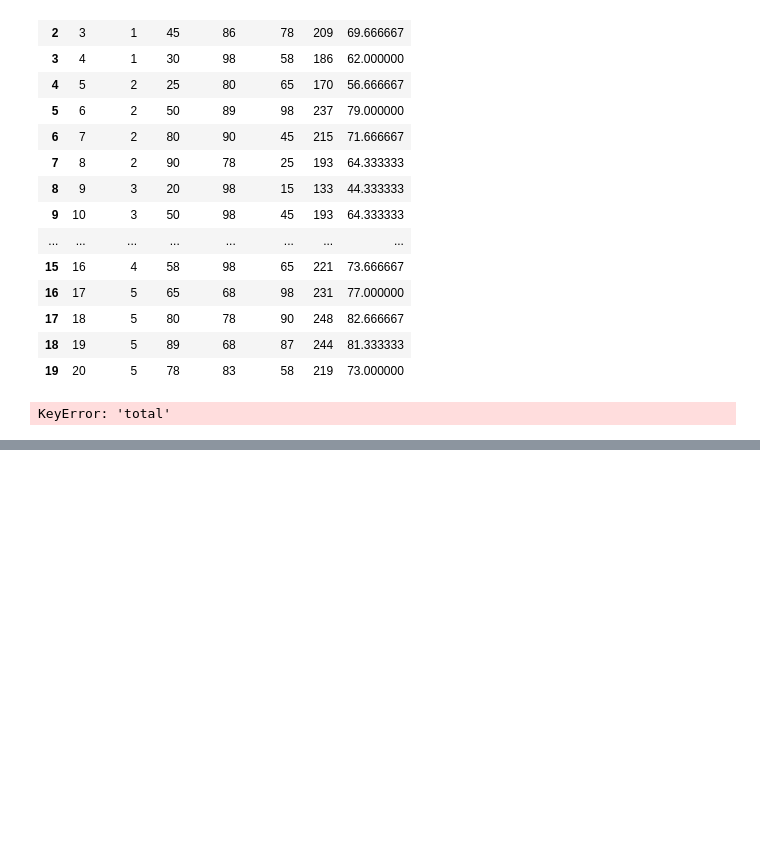
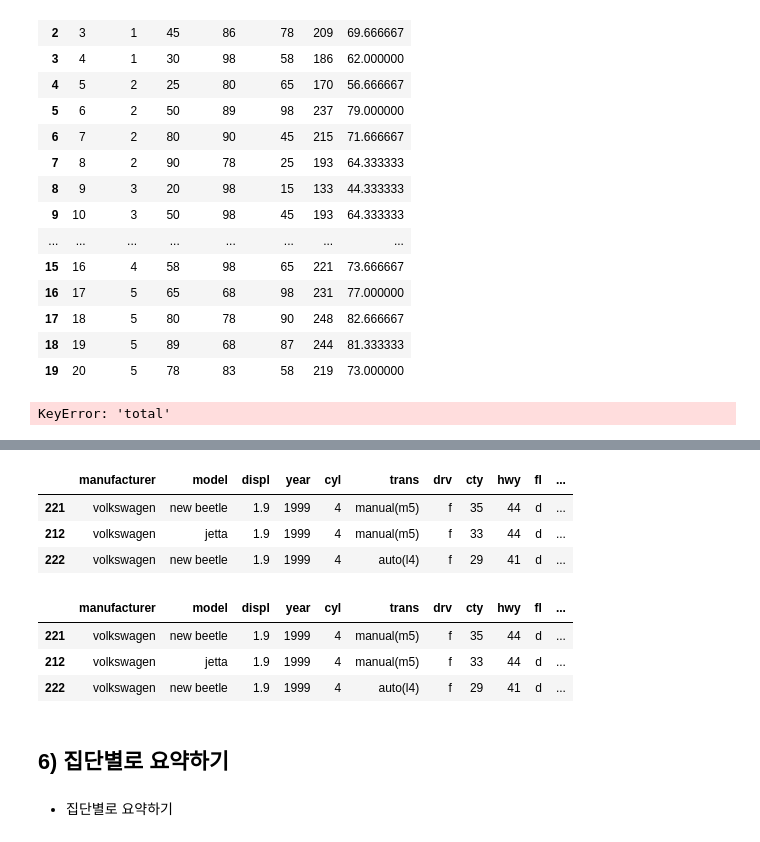
Before and after one commit to jungwoonAn/dataAnalysis, a Jupyter notebook: 04. Do It! 쉽게 배우는 파이썬 데이터 분석/exercise.ipynb, the cells around one changed output, grey strips where cells are left out. Drawn from its saved outputs; the diff is of its cells as text; code cells hidden in the pictures; blank space fills up the shorter version.

```diff
--- a/04. Do It! 쉽게 배우는 파이썬 데이터 분석/exercise.ipynb
+++ b/04. Do It! 쉽게 배우는 파이썬 데이터 분석/exercise.ipynb
@@ -1683,0 +1715,5 @@ KeyError: 'total'
+# %%
+# Q2. 앞에서 만든 '합산 연비 변수'를 2로 나눠 '평균 연비 변수'를 추가하세요.
+mpg_copy = mpg_copy.assign(total = mpg_copy['cty'] + mpg_copy['hwy'],
+                mean = lambda x: x['total']/2)
+mpg_copy.head()
@@ -1683,0 +1727,24 @@ KeyError: 'total'
+# %%
+# Q3. '평균 연비 변수'가 가장 높은 자동차 3종의 데이터를 출력하세요.
+mpg_copy.sort_values('mean', ascending=False).head(3)
+# %% [output]
+|  | manufacturer | model | displ | year | cyl | trans | drv | cty | hwy | fl | ... |
+| 221 | volkswagen | new beetle | 1.9 | 1999 | 4 | manual(m5) | f | 35 | 44 | d | ... |
+| 212 | volkswagen | jetta | 1.9 | 1999 | 4 | manual(m5) | f | 33 | 44 | d | ... |
+| 222 | volkswagen | new beetle | 1.9 | 1999 | 4 | auto(l4) | f | 29 | 41 | d | ... |
+# %%
+# Q4. 1~3번 문제를 해결할 수 있는 하나로 연결된 pandas 구문을 만들어 실행해 보세요.
+# 데이터는 복사본 대신 mpg 원본을 이용하세요.
+mpg_copy.assign(total = mpg_copy['cty'] + mpg_copy['hwy'],
+                mean = lambda x: x['total']/2)\
+        .sort_values('mean', ascending=False)\
+        .head(3)
+# %% [output]
+|  | manufacturer | model | displ | year | cyl | trans | drv | cty | hwy | fl | ... |
+| 221 | volkswagen | new beetle | 1.9 | 1999 | 4 | manual(m5) | f | 35 | 44 | d | ... |
+| 212 | volkswagen | jetta | 1.9 | 1999 | 4 | manual(m5) | f | 33 | 44 | d | ... |
+| 222 | volkswagen | new beetle | 1.9 | 1999 | 4 | auto(l4) | f | 29 | 41 | d | ... |
+# %% [markdown]
+## 6) 집단별로 요약하기
+# %% [markdown]
+- 집단별로 요약하기
```
Also changed, not shown: parts of 13 cells of this notebook.
